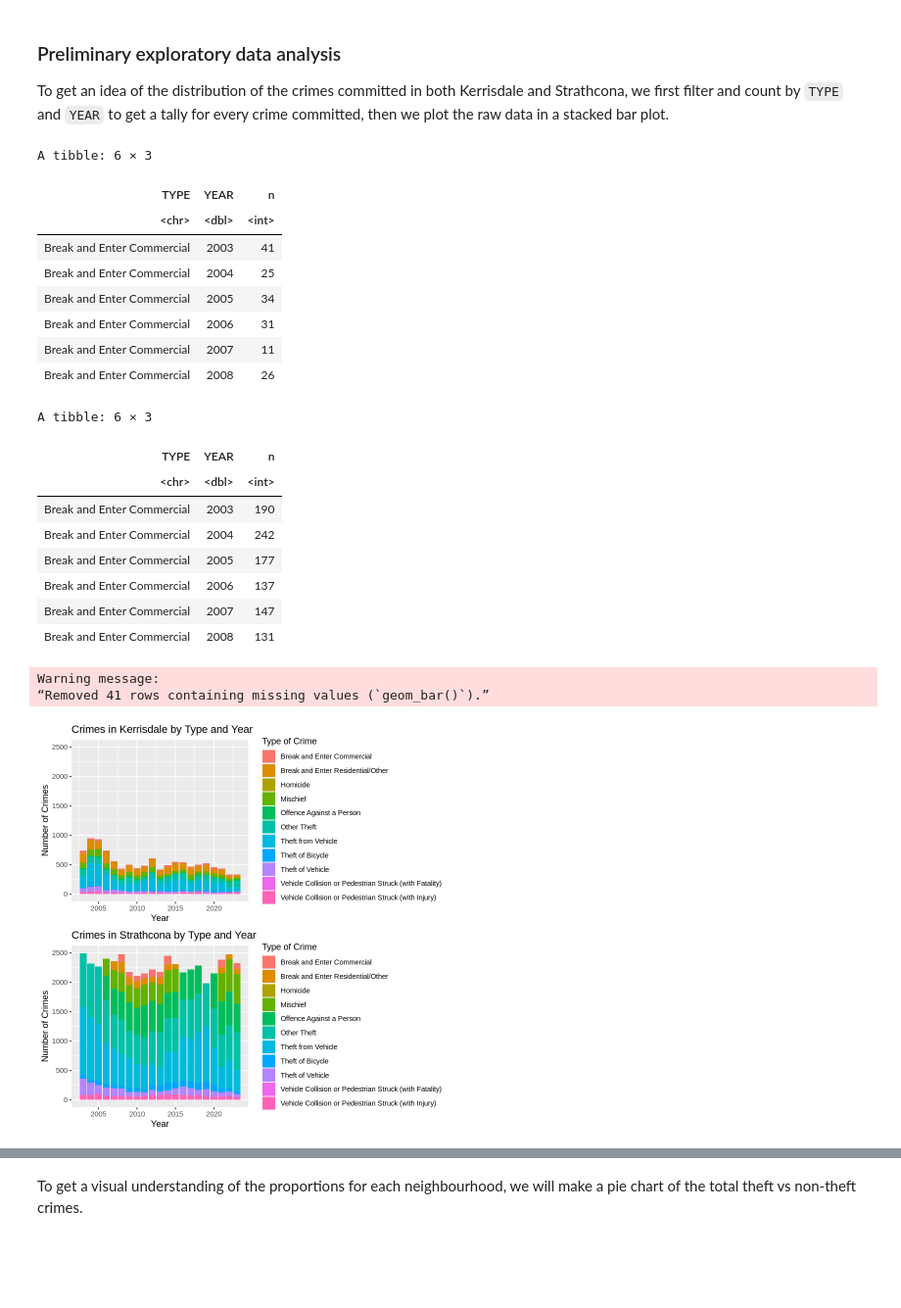
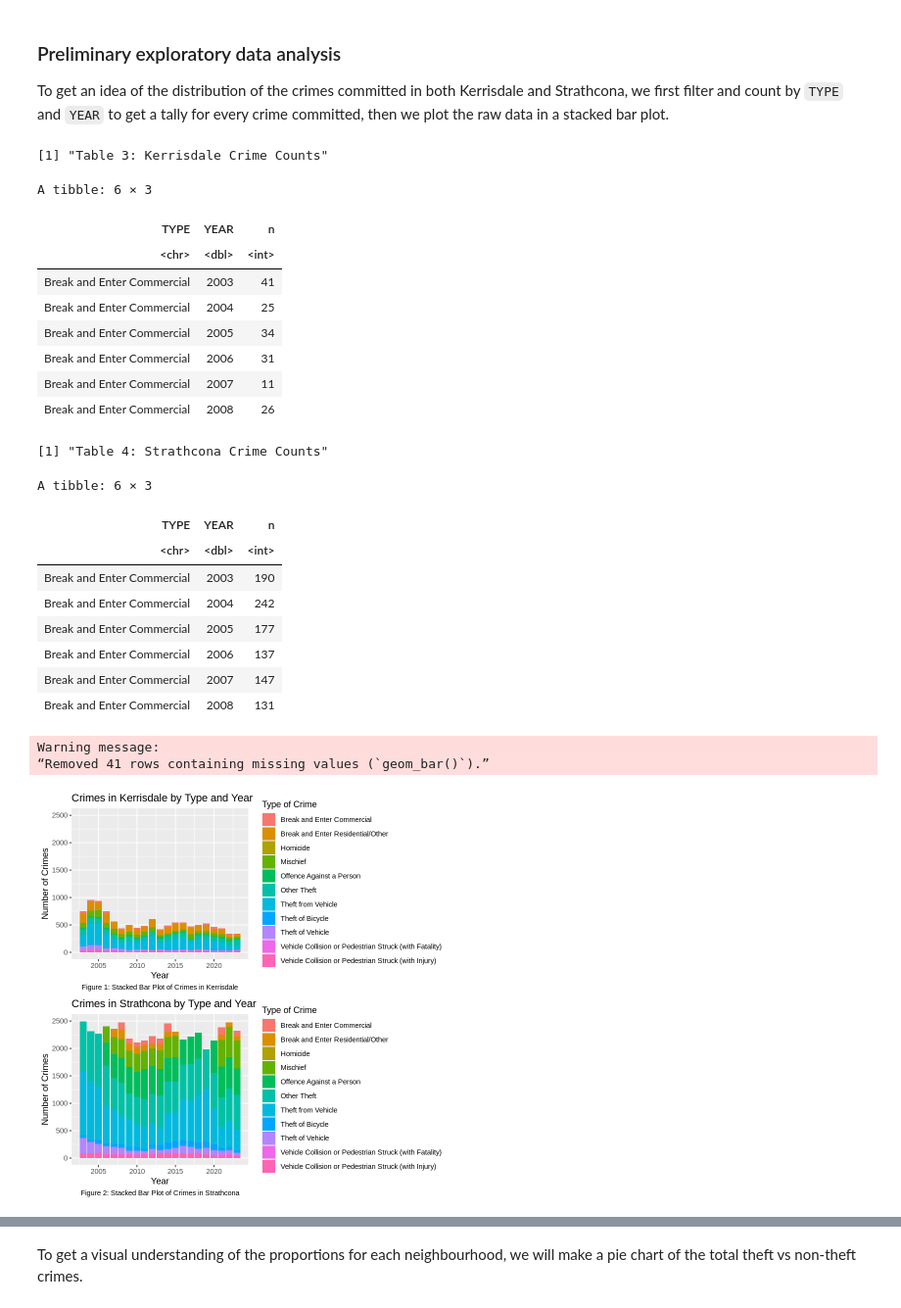
Before and after one commit to emilywang0/stat201-project-group13, a Jupyter notebook: Proposal.ipynb, the cells around one changed output, grey strips where cells are left out. Shown at 98% size. Saved outputs shown, nothing was run; the diff lists cells and outputs as text; code cells hidden in the pictures; blank space fills up the shorter version.

Commit message:
change pie chart + add more comments

```diff
--- a/Proposal.ipynb
+++ b/Proposal.ipynb
@@ -142,19 +132,24 @@ kerrisdale_crimes <- crime_mutate |>
 strathcona_crimes <- crime_mutate |>
     filter(NEIGHBOURHOOD == "Strathcona")
 
-# Get counts of kerrisdale crimes
+# Get counts of Kerrisdale crimes
 kerrisdale_crime_counts <- kerrisdale_crimes |>
     count(TYPE, YEAR)
 
-# Get counts of strathcona crimes
+# Get counts of Strathcona crimes
 strathcona_crime_counts <- strathcona_crimes |>
     count(TYPE, YEAR)
 
 # Preview data frames
+
+print("Table 3: Kerrisdale Crime Counts")
 head(kerrisdale_crime_counts)
+
+print("Table 4: Strathcona Crime Counts")
 head(strathcona_crime_counts)
 # %% [output]
-A tibble: 6 × 3
+[1] "Table 3: Kerrisdale Crime Counts"
+A tibble: 6 × 3
 | TYPE | YEAR | n |
 | <chr> | <dbl> | <int> |
 | Break and Enter Commercial | 2003 | 41 |
@@ -163,7 +158,8 @@ A tibble: 6 × 3
 | Break and Enter Commercial | 2006 | 31 |
 | Break and Enter Commercial | 2007 | 11 |
 | Break and Enter Commercial | 2008 | 26 |
-A tibble: 6 × 3
+[1] "Table 4: Strathcona Crime Counts"
+A tibble: 6 × 3
 | TYPE | YEAR | n |
 | <chr> | <dbl> | <int> |
 | Break and Enter Commercial | 2003 | 190 |
@@ -175,24 +171,24 @@ A tibble: 6 × 3
 # %%
 # Create stacked bar plot of raw data
 kerrisdale_raw_data_plot <- kerrisdale_crime_counts |>
     ggplot(aes(x = YEAR, y = n, fill = TYPE)) +
     geom_bar(stat = "identity") +
-    labs(x = "Year", y = "Number of Crimes", fill = "Type of Crime") +
+    labs(x = "Year", y = "Number of Crimes", fill = "Type of Crime", caption = "Figure 1: Stacked Bar Plot of Crimes in Kerrisdale") +
     ggtitle("Crimes in Kerrisdale by Type and Year") +
-    ylim(0, 2500)
+    ylim(0, 2500) + theme(plot.caption = element_text(hjust = 0.5))
 
 # Create stacked bar plot of raw data
 strathcona_raw_data_plot <- strathcona_crime_counts |>
     ggplot(aes(x = YEAR, y = n, fill = TYPE)) +
     geom_bar(stat = "identity") +
-    labs(x = "Year", y = "Number of Crimes", fill = "Type of Crime") +
+    labs(x = "Year", y = "Number of Crimes", fill = "Type of Crime", caption = "Figure 2: Stacked Bar Plot of Crimes in Strathcona") +
     ggtitle("Crimes in Strathcona by Type and Year") +
-    ylim(0, 2500)
+    ylim(0, 2500) + theme(plot.caption = element_text(hjust = 0.5))
 
 # Display plots
 grid.arrange(kerrisdale_raw_data_plot, strathcona_raw_data_plot)
 # %% [output]
 Warning message:
 “Removed 41 rows containing missing values (`geom_bar()`).”
-[figure, old version]
+[figure, new version]
 # %% [markdown]
```
Also changed, not shown: parts of 11 cells of this notebook, 1 other file.
